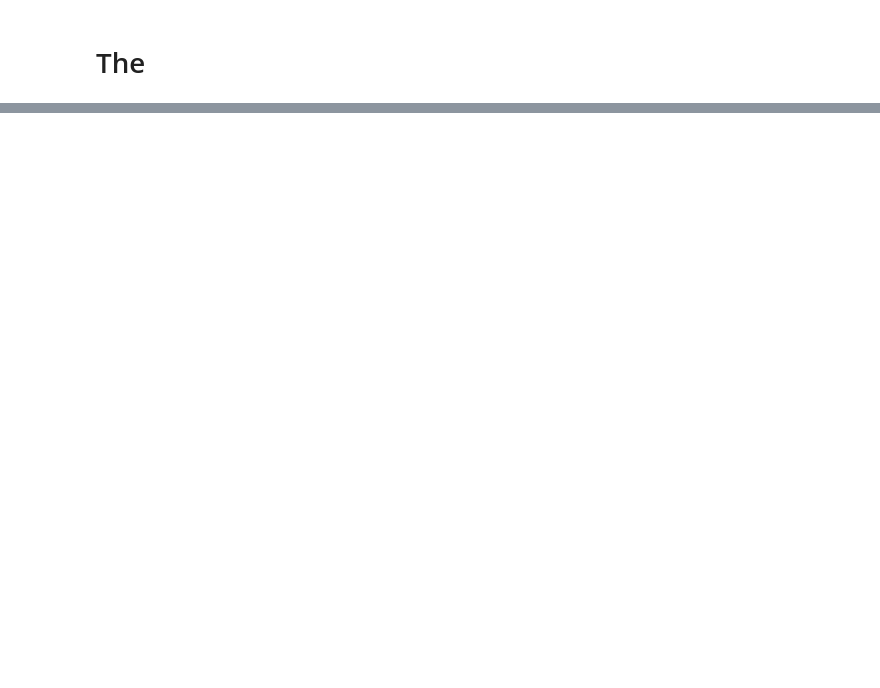
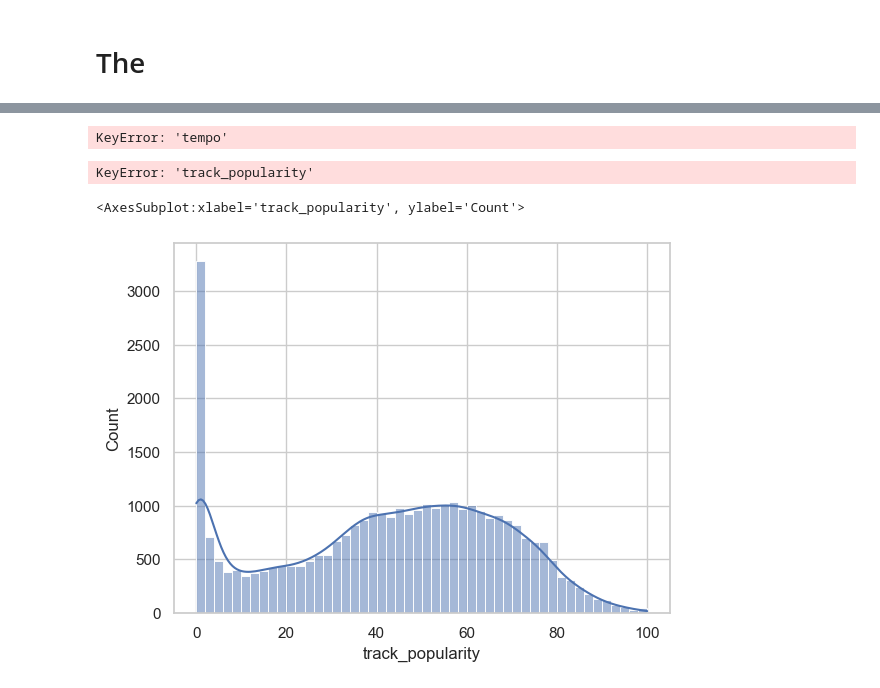
Before and after one commit to calebLSw/AI-1, a Jupyter notebook: Spotify/More_Spotify.ipynb, the cells around one changed output, grey strips where cells are left out. Drawn from its saved outputs; the diff is of its cells as text; code cells hidden in the pictures; blank space fills up the shorter version.

```diff
--- a/Spotify/More_Spotify.ipynb
+++ b/Spotify/More_Spotify.ipynb
@@ -113,0 +107,4 @@ avg(df["tempo"])
+# %%
+avg(df["tempo"])
+# %% [output]
+KeyError: 'tempo'
@@ -113,0 +119,12 @@ avg(df["tempo"])
+# %%
+def standard_deviation(dataframe, column):
+    std = dataframe[column].std()
+    return std
+y = standard_deviation(df, "track_popularity")
+# %% [output]
+KeyError: 'track_popularity'
+# %%
+sns.histplot(data=df, x="track_popularity", bins=50, kde = "False")
+# %% [output]
+<AxesSubplot:xlabel='track_popularity', ylabel='Count'>
+[figure, added]
```
Also changed, not shown: parts of 21 cells of this notebook, 2 other files.
